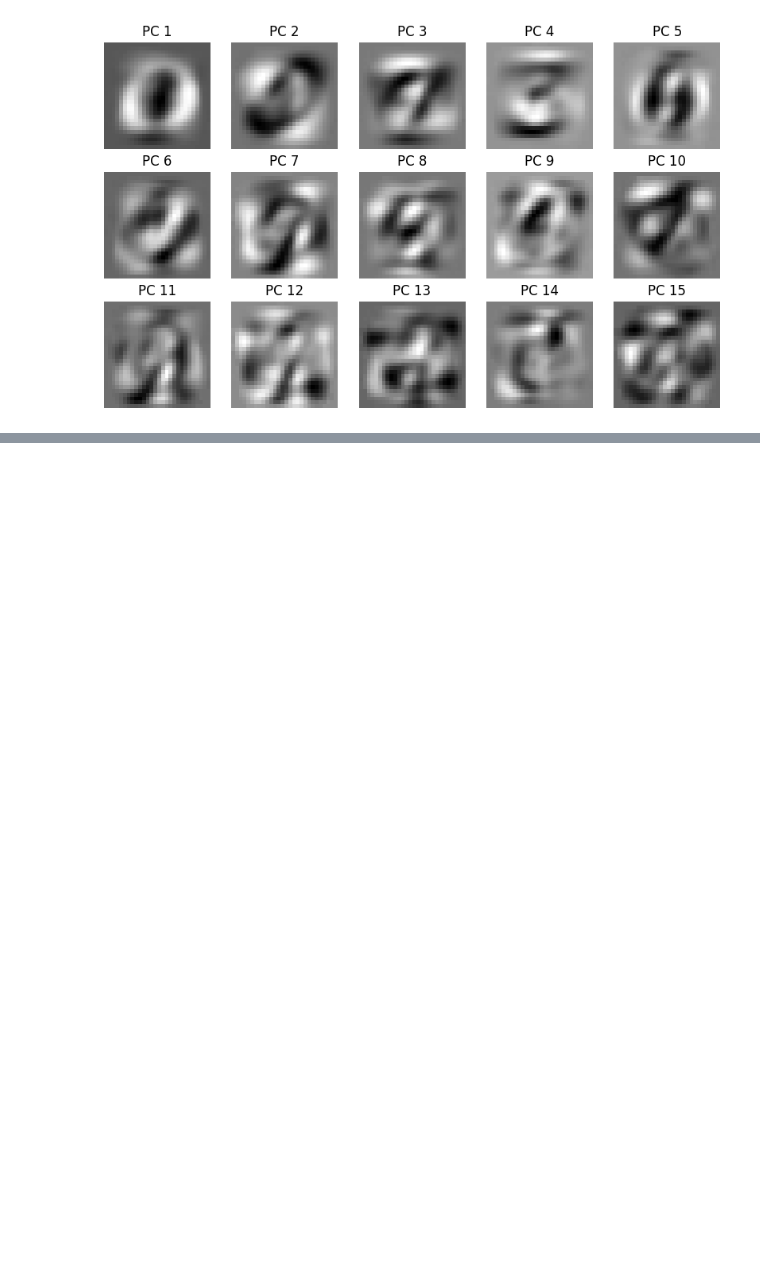
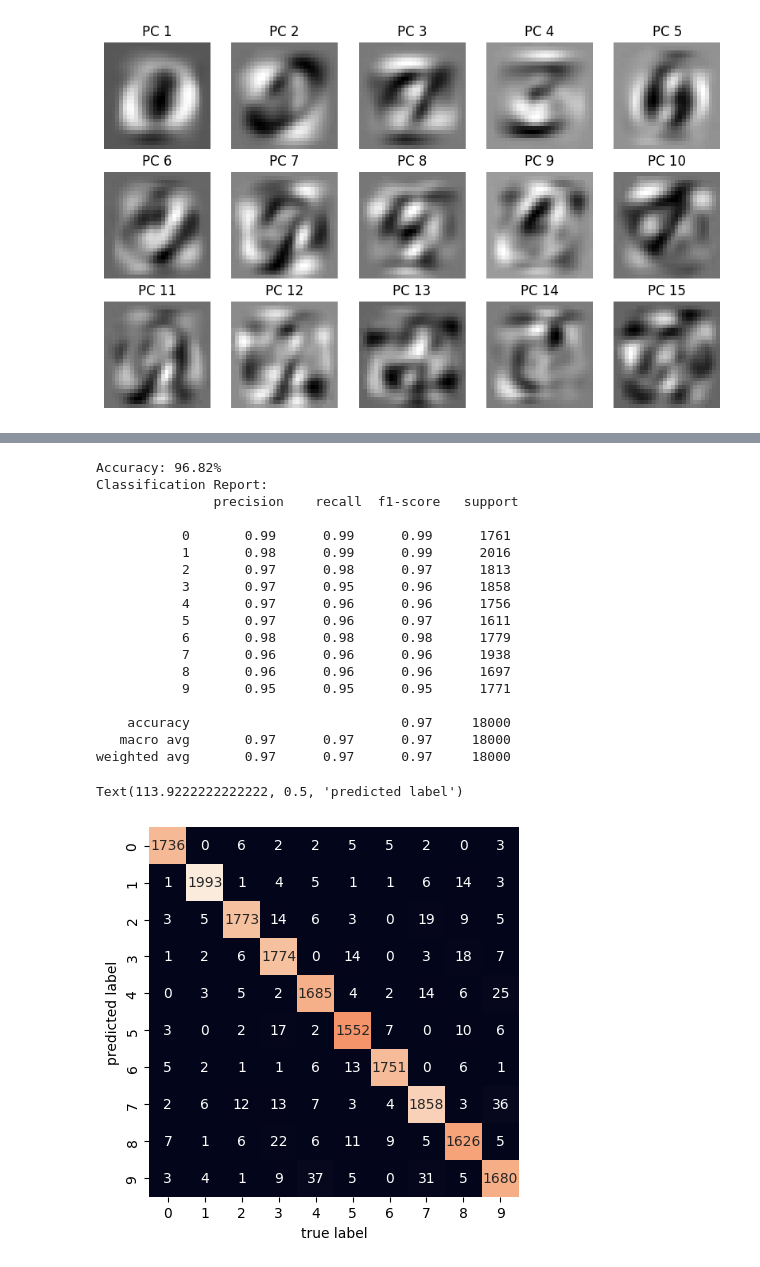
Before and after one commit to AdindaRahajengSilviaPranesti/MachineLearning_Quiz, a Jupyter notebook: Group_2_Machine_Learning_Quiz_1.ipynb, the cells around one changed output, grey strips where cells are left out. Saved outputs shown, nothing was run; the diff lists cells and outputs as text; code cells hidden in the pictures; blank space fills up the shorter version.

```diff
--- a/Group_2_Machine_Learning_Quiz_1.ipynb
+++ b/Group_2_Machine_Learning_Quiz_1.ipynb
@@ -256,0 +352,25 @@ y_test shape: torch.Size([6000])
+# %%
+# Number 5, 6, 7 match data (Use RBF Model)
+from sklearn.svm import SVC
+from sklearn.metrics import accuracy_score, classification_report, confusion_matrix
+
+# Create an SVM model with RBF kernel
+rbf_model = SVC(kernel='rbf')
+
+# Fit the SVM model to the training data
+rbf_model.fit(X_train, y_train)
+
+# Predict labels on the test data
+y_pred = rbf_model.predict(X_test)
+
+# Calculate and print accuracy
+accuracy = accuracy_score(y_test, y_pred)
+print(f'Accuracy: {accuracy:.2f}')
+
+# Generate and print the classification report
+class_report = classification_report(y_test, y_pred)
+print('Classification Report:\n', class_report)
+
+# Generate and print the confusion matrix
+conf_matrix = confusion_matrix(y_test, y_pred)
+print('Confusion Matrix:\n', conf_matrix)
@@ -256,0 +395,41 @@ y_test shape: torch.Size([6000])
+# %%
+# Number 5, 6, 7 match data (Use RBF Model)
+# Evaluate the model
+
+# Calculate accuracy
+accuracy = accuracy_score(y_test, y_pred)
+
+# Generate classification report
+classification_rep = classification_report(y_test, y_pred)
+
+# Generate confusion matrix
+confusion_mtx = confusion_matrix(y_test, y_pred)
+
+accuracy_percentage = accuracy * 100
+
+print(f'Accuracy: {accuracy_percentage:.2f}%')
+print('Classification Report:\n', classification_rep)
+sns.heatmap(confusion_mtx.T, square=True, annot=True, fmt='d', cbar=False)
+plt.xlabel('true label')
+plt.ylabel('predicted label')
+# %% [output]
+Accuracy: 96.82%
+Classification Report:
+               precision    recall  f1-score   support
+
+           0       0.99      0.99      0.99      1761
+           1       0.98      0.99      0.99      2016
+           2       0.97      0.98      0.97      1813
+           3       0.97      0.95      0.96      1858
+           4       0.97      0.96      0.96      1756
+           5       0.97      0.96      0.97      1611
+           6       0.98      0.98      0.98      1779
+           7       0.96      0.96      0.96      1938
+           8       0.96      0.96      0.96      1697
+           9       0.95      0.95      0.95      1771
+
+    accuracy                           0.97     18000
+   macro avg       0.97      0.97      0.97     18000
+weighted avg       0.97      0.97      0.97     18000
+Text(113.9222222222222, 0.5, 'predicted label')
+[figure, added]
```
Also changed, not shown: parts of 29 cells of this notebook.
